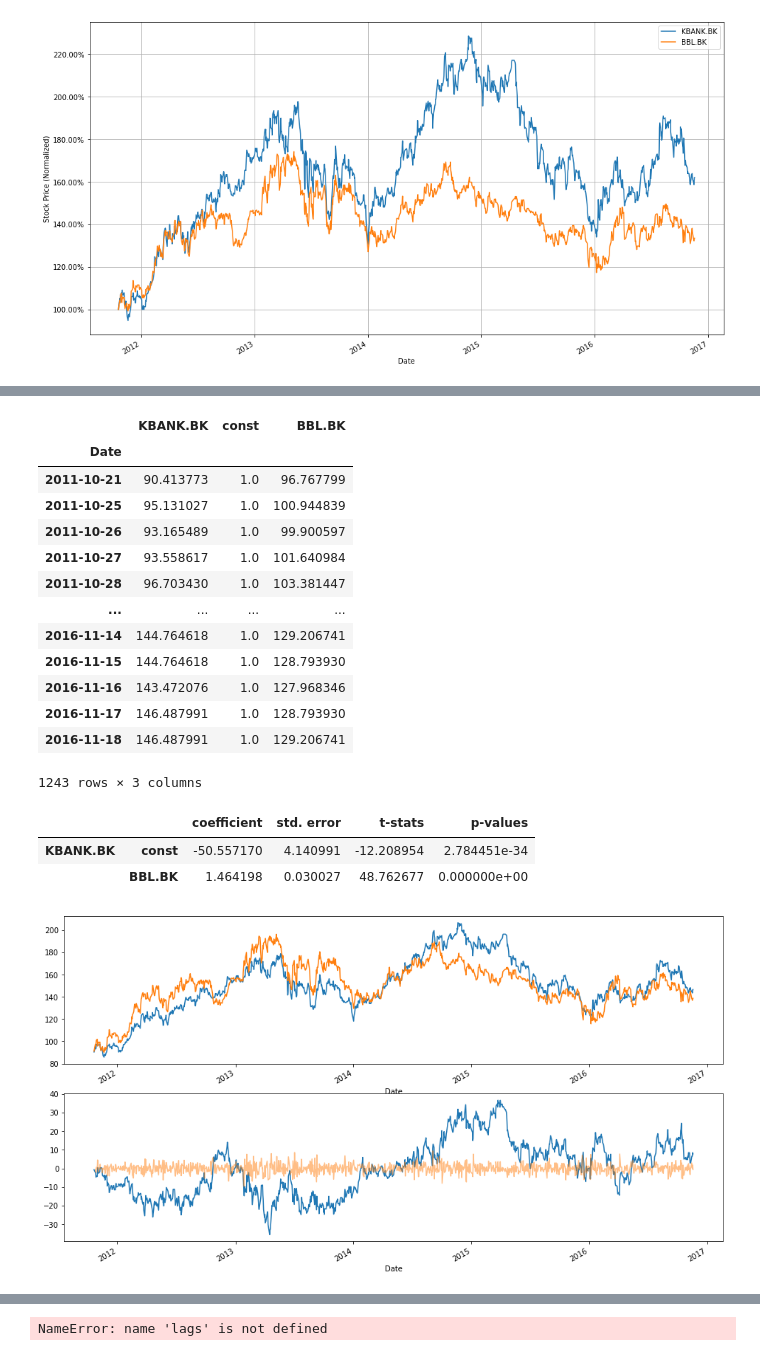
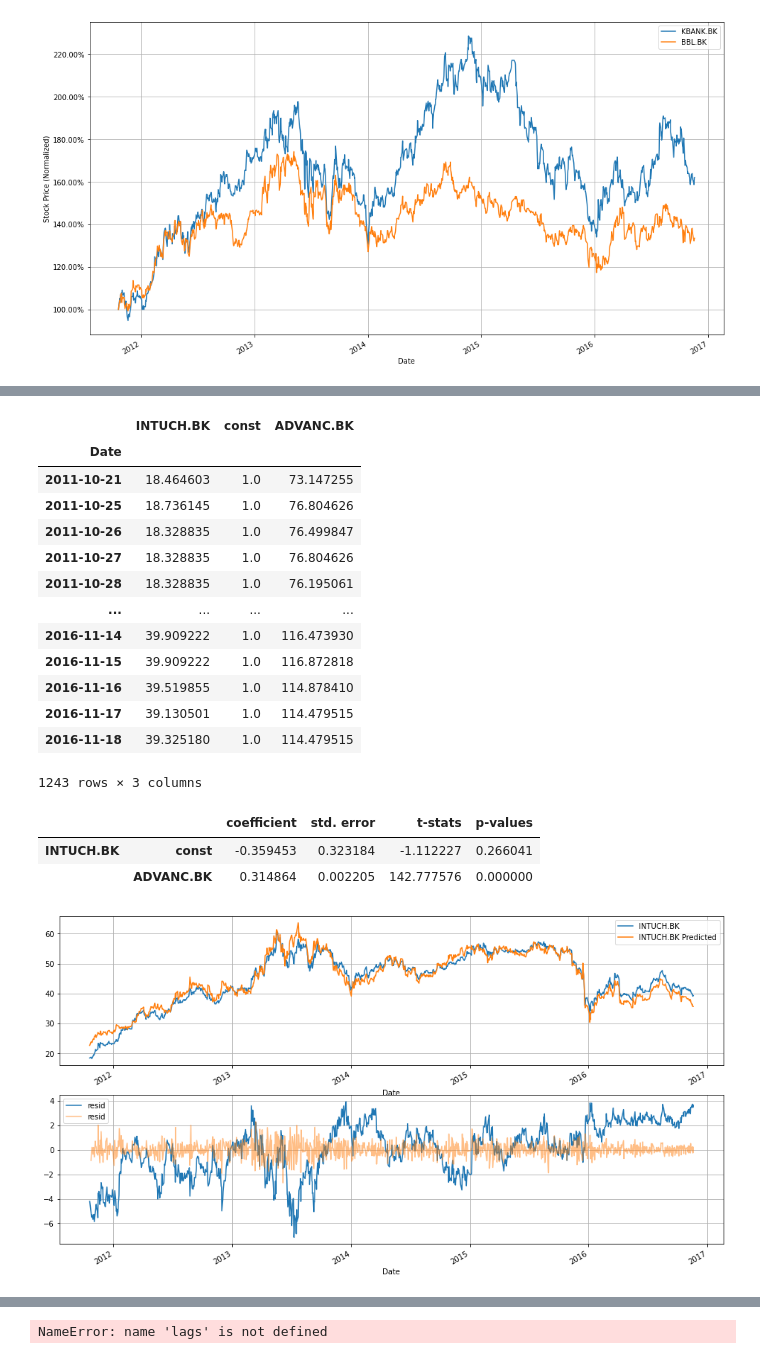
Before and after one commit to neiljira/CQFFinals_Surviving, a Jupyter notebook: main.ipynb, the cells around one changed output, grey strips where cells are left out. Cells and saved outputs as stored; diff of their text form; code cells hidden in the pictures.

```diff
--- a/main.ipynb
+++ b/main.ipynb
@@ -172,47 +172,50 @@ df_residuals.corr()
 [figure]
 # %%
 # Euler-Granger
-p_a_stock = 'KBANK.BK'
-p_b_stock = 'BBL.BK'
+p_a_stock = 'INTUCH.BK'
+p_b_stock = 'ADVANC.BK'
 p_a: pd.Series = df_prices[p_a_stock]
 p_b: pd.Series = df_prices[p_b_stock]
 df_p_a: pd.DataFrame = p_a.to_frame()
 df_p_b: pd.DataFrame = p_b.to_frame()
 pd.concat([df_p_a, add_constant(df_p_b)], axis=1)
 # %% [output]
-|  | KBANK.BK | const | BBL.BK |
+|  | INTUCH.BK | const | ADVANC.BK |
 | Date |  |  |  |
-| 2011-10-21 | 90.413773 | 1.0 | 96.767799 |
-| 2011-10-25 | 95.131027 | 1.0 | 100.944839 |
-| 2011-10-26 | 93.165489 | 1.0 | 99.900597 |
-| 2011-10-27 | 93.558617 | 1.0 | 101.640984 |
-| 2011-10-28 | 96.703430 | 1.0 | 103.381447 |
+| 2011-10-21 | 18.464603 | 1.0 | 73.147255 |
+| 2011-10-25 | 18.736145 | 1.0 | 76.804626 |
+| 2011-10-26 | 18.328835 | 1.0 | 76.499847 |
+| 2011-10-27 | 18.328835 | 1.0 | 76.804626 |
+| 2011-10-28 | 18.328835 | 1.0 | 76.195061 |
 | ... | ... | ... | ... |
-| 2016-11-14 | 144.764618 | 1.0 | 129.206741 |
-| 2016-11-15 | 144.764618 | 1.0 | 128.793930 |
-| 2016-11-16 | 143.472076 | 1.0 | 127.968346 |
-| 2016-11-17 | 146.487991 | 1.0 | 128.793930 |
-| 2016-11-18 | 146.487991 | 1.0 | 129.206741 |
+| 2016-11-14 | 39.909222 | 1.0 | 116.473930 |
+| 2016-11-15 | 39.909222 | 1.0 | 116.872818 |
+| 2016-11-16 | 39.519855 | 1.0 | 114.878410 |
+| 2016-11-17 | 39.130501 | 1.0 | 114.479515 |
+| 2016-11-18 | 39.325180 | 1.0 | 114.479515 |
 1243 rows × 3 columns
 # %%
 dict_pairs_results = OLS_estimation(df_p_a, add_constant(df_p_b))
 df_pair_ols = dict_pairs_results['results']
 p_a_predicted = add_constant(df_p_b).dot(df_pair_ols['coefficient'].values)
 pair_resid = (p_a - p_a_predicted).rename('resid')
 
 fig_pair: plt.Figure = plt.figure(figsize=(16, 9))
 ax_p_a, ax_p_a_resid = fig_pair.subplots(2, 1)
-p_a.plot(ax=ax_p_a)
-p_a_predicted.plot(ax=ax_p_a)
+p_a.plot(ax=ax_p_a, label=p_a_stock)
+p_a_predicted.plot(ax=ax_p_a, label=f'{p_a_stock} Predicted')
 pair_resid.plot(ax=ax_p_a_resid)
 pair_resid.diff().plot(ax=ax_p_a_resid, alpha=0.5)
+for ax in [ax_p_a, ax_p_a_resid]:
+    ax.grid()
+    ax.legend()
 
 df_pair_ols
 # %% [output]
 |  |  | coefficient | std. error | t-stats | p-values |
-| KBANK.BK | const | -50.557170 | 4.140991 | -12.208954 | 2.784451e-34 |
-|  | BBL.BK | 1.464198 | 0.030027 | 48.762677 | 0.000000e+00 |
+| INTUCH.BK | const | -0.359453 | 0.323184 | -1.112227 | 0.266041 |
+|  | ADVANC.BK | 0.314864 | 0.002205 | 142.777576 | 0.000000 |
-[figure, old version]
+[figure, new version]
 # %%
 adf_lags = 1
 pair_resid_diff = pair_resid.diff().rename('delta_resid')
```
Also changed, not shown: parts of 13 cells of this notebook.
